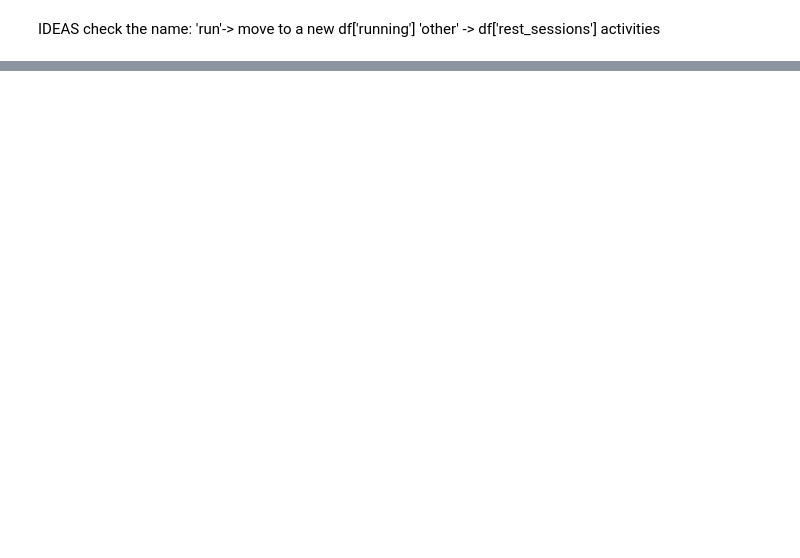
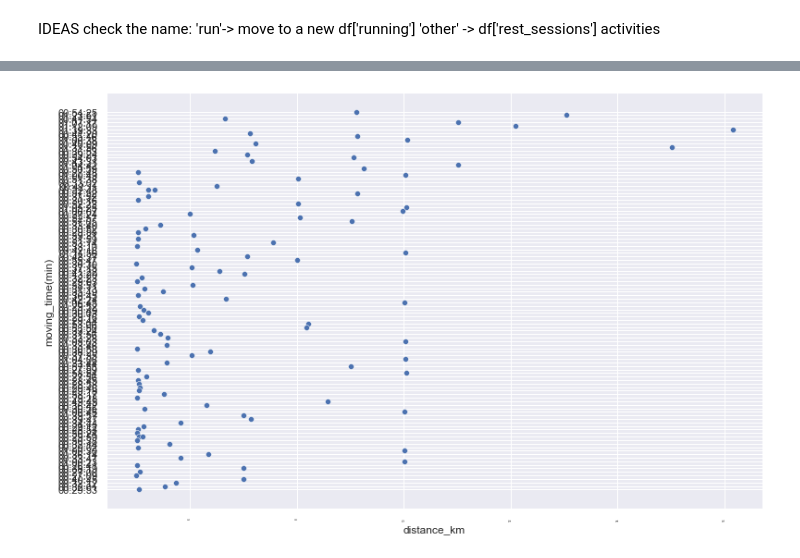
Before and after one commit to stobinaator/strava_stats, a Jupyter notebook: strava_running.ipynb, the cells around one changed output, grey strips where cells are left out. Saved outputs shown, nothing was run; the diff lists cells and outputs as text; code cells hidden in the pictures; blank space fills up the shorter version.

```diff
--- a/strava_running.ipynb
+++ b/strava_running.ipynb
@@ -117,0 +151,9 @@ fig
+# %%
+run_5_more = run[run['distance_km'] > 5]
+# %%
+sns.scatterplot(x='distance_km',
+                y='moving_time(min)',
+                data=run_5_more)
+locs,label = plt.xticks(rotation=90, fontsize=3)
+# %% [output]
+[figure, added]
```
Also changed, not shown: parts of 16 cells of this notebook.
